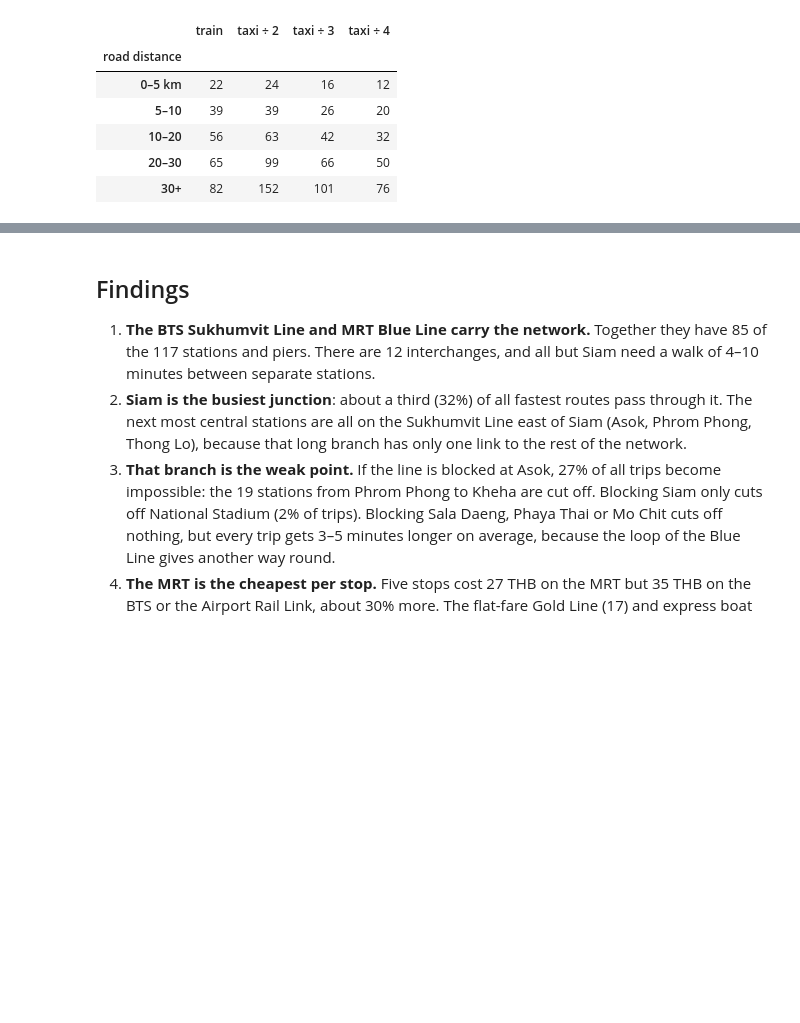
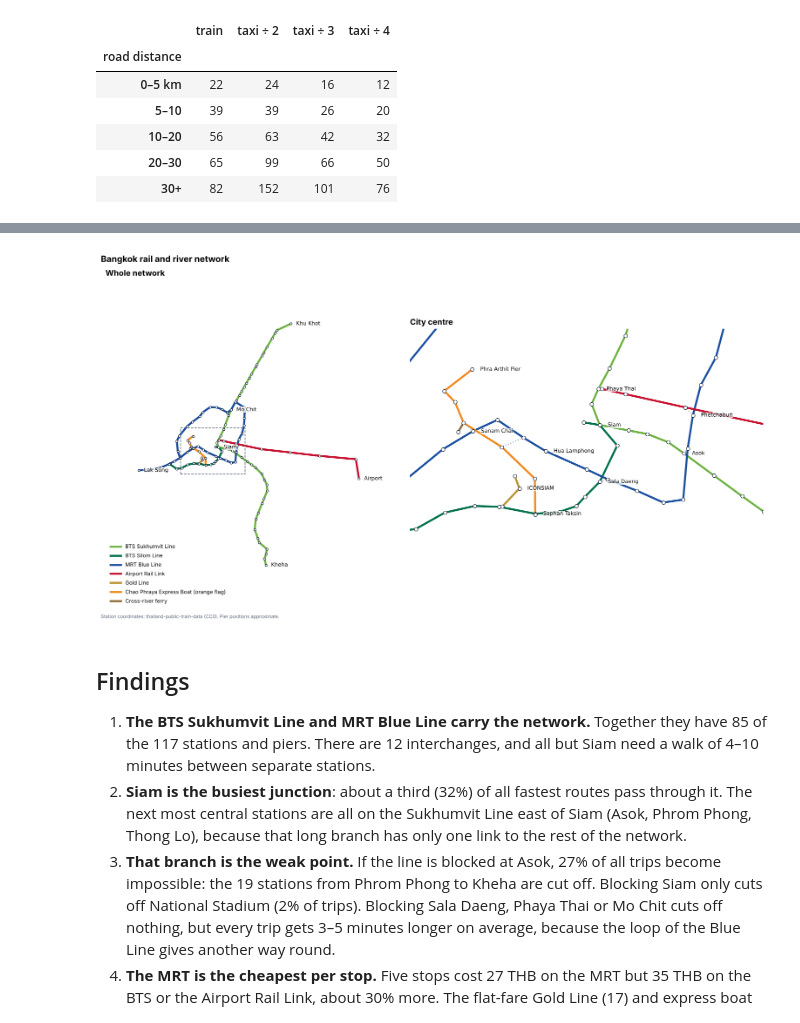
Before and after one commit to tawansir1/bangkok-transit-analysis, a Jupyter notebook: analysis.ipynb, the cells around one changed output, grey strips where cells are left out. Drawn from its saved outputs; the diff is of its cells as text; code cells hidden in the pictures; blank space fills up the shorter version.

Commit message:
Use real station coordinates for network map

```diff
--- a/analysis.ipynb
+++ b/analysis.ipynb
@@ -272,17 +267,0 @@ A schematic drawn from the links alone (no map coordinates), coloured by line. D
-# %%
-pos = nx.kamada_kawai_layout(g, weight=None)
-fig, ax = plt.subplots(figsize=(10, 9))
-for line, color in COLORS.items():
-    edges = [(a, b) for a, b, d in g.edges(data=True) if d["line"] == line]
-    style = "dotted" if line == "walk" else "solid"
-    nx.draw_networkx_edges(g, pos, edgelist=edges, edge_color=color, width=1.5 if line == "walk" else 3.5, style=style, ax=ax)
-nx.draw_networkx_nodes(g, pos, node_size=14, node_color="white", edgecolors="#1b2440", linewidths=0.8, ax=ax)
-show = ["CEN", "E4", "N2", "S2", "N9", "A1", "N24", "E23", "BL38", "BL01"]
-labels = {c: net.name[c] for c in show} | {"G2": "ICONSIAM"}
-nx.draw_networkx_labels(g, pos, labels=labels, font_size=8, ax=ax,
-                        bbox={"fc": "white", "ec": "none", "alpha": 0.8, "pad": 0.5})
-handles = [plt.Line2D([], [], color=COLORS[k], lw=3, label=net.lines.at[k, "name"]) for k in COLORS if k != "walk"]
-ax.legend(handles=handles, frameon=False, loc="lower left", fontsize=8)
-ax.set_title("Bangkok rail and river network")
-ax.axis("off")
-fig.savefig("charts/6_network.png", bbox_inches="tight")
@@ -291,3 +275,45 @@ fig.savefig("charts/6_network.png", bbox_inches="tight")
+# %%
+import math
+
+coords = pd.read_csv("data/coords.csv").set_index("code")
+pos = {c: (r.lon, r.lat) for c, r in coords.iterrows()}
+
+SHORT = {"A1": "Airport", "G2": "ICONSIAM", "P-N8": "Tha Tien Pier"}
+
+def draw(ax, labels, title, node_size, shift):
+    for line, color in COLORS.items():
+        edges = [(a, b) for a, b, d in g.edges(data=True) if d["line"] == line]
+        walk = line == "walk"
+        nx.draw_networkx_edges(g, pos, edgelist=edges, edge_color=color, ax=ax,
+                               width=1.5 if walk else 3, style="dotted" if walk else "solid")
+    nx.draw_networkx_nodes(g, pos, node_size=node_size, node_color="white",
+                           edgecolors="#1b2440", linewidths=0.8, ax=ax)
+    label_pos = {c: (x + shift, y) for c, (x, y) in pos.items()}   # text just right of the dot
+    nx.draw_networkx_labels(g, label_pos, labels={c: SHORT.get(c, net.name[c]) for c in labels}, font_size=8, ax=ax,
+                            horizontalalignment="left",
+                            bbox={"fc": "white", "ec": "none", "alpha": 0.75, "pad": 0.3})
+    ax.set_aspect(1 / math.cos(math.radians(13.75)))   # 1° of longitude is shorter than 1° of latitude
+    ax.set_title(title)
+    ax.margins(0.12)
+    ax.axis("off")
+
+fig, (full, centre) = plt.subplots(1, 2, figsize=(14, 7.5), layout="constrained",
+                                   gridspec_kw={"width_ratios": [1, 1.15]})
+draw(full, ["CEN", "A1", "N24", "E23", "BL38", "N8"], "Whole network", 10, shift=0.008)
+draw(centre, ["CEN", "E4", "N2", "S2", "S6", "BL28", "BL31", "BL21", "G2", "P-N13"],
+     "City centre", 28, shift=0.0025)
+centre.set_xlim(100.475, 100.585); centre.set_ylim(13.705, 13.775)
+
+# outline the zoomed area on the full map
+full.add_patch(plt.Rectangle((100.475, 13.705), 0.10, 0.07, fill=False, ec="#5a6478", lw=1, ls="--"))
+handles = [plt.Line2D([], [], color=COLORS[k], lw=3, label=net.lines.at[k, "name"]) for k in COLORS if k != "walk"]
+full.legend(handles=handles, frameon=False, loc="lower left", fontsize=8)
+fig.suptitle("Bangkok rail and river network", x=0.01, ha="left", fontweight="bold", fontsize=13)
+fig.text(0.01, -0.02, "Station coordinates: thailand-public-train-data (CC0). Pier positions approximate.",
+         fontsize=7, color="#5a6478")
+fig.savefig("charts/6_network.png", bbox_inches="tight")
+# %% [output]
+[figure, added]
 # %% [markdown]
 ## Findings
 
```
Also changed, not shown: parts of 8 cells of this notebook, 3 other files.
